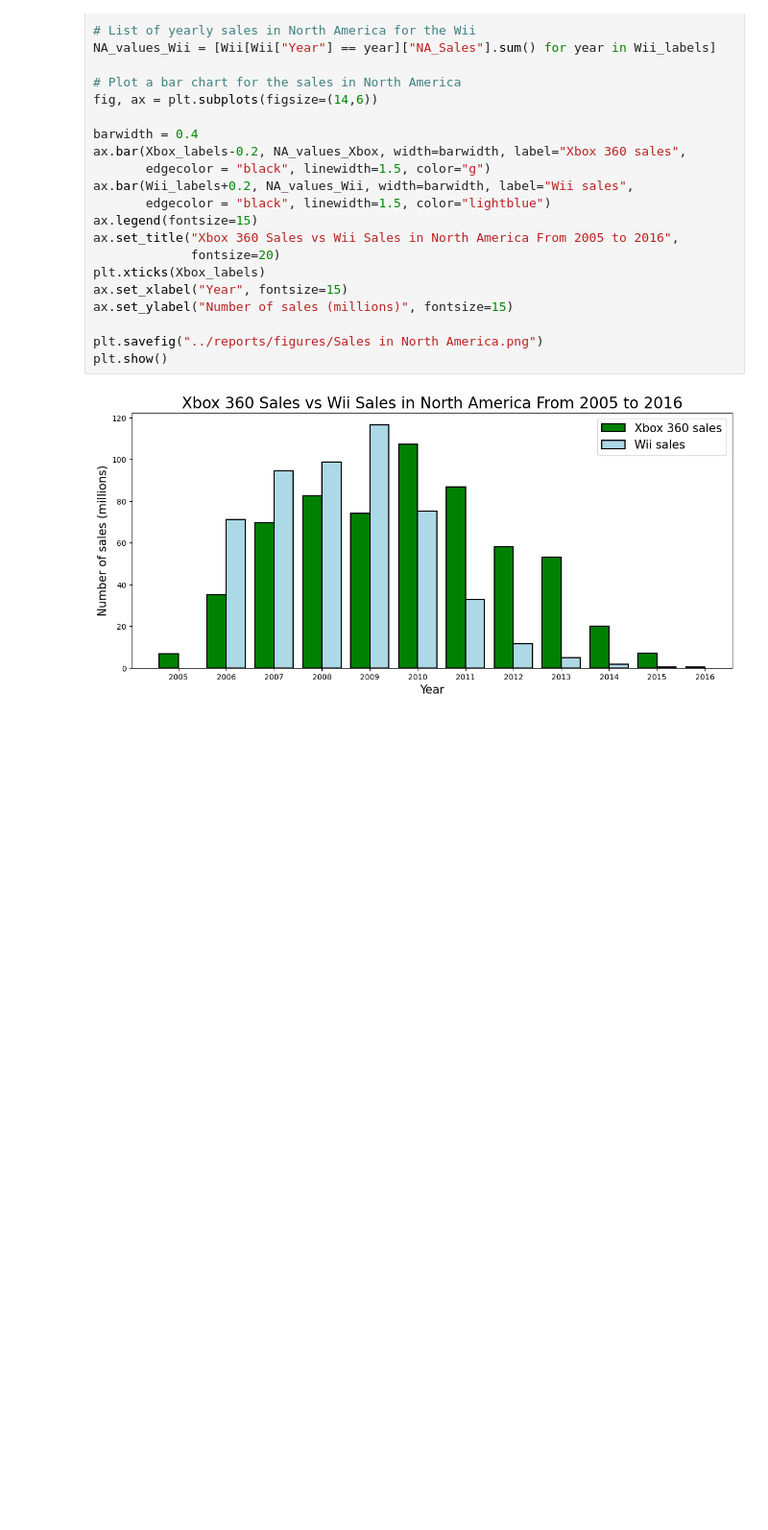
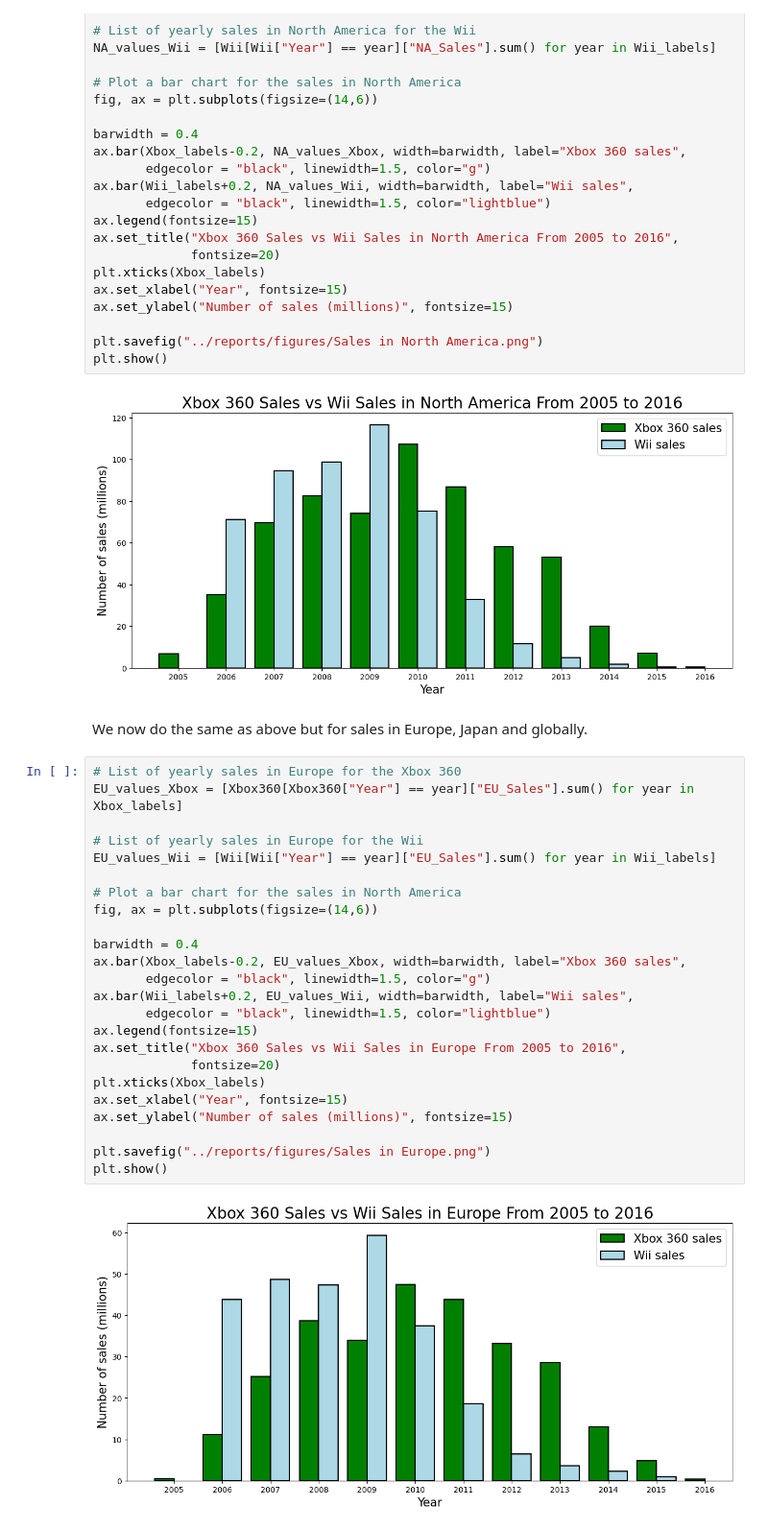
Before and after one commit to JoelCharlton09/Video-Games-Analysis, a Jupyter notebook: notebooks/Objective-1.ipynb, the cells around one changed output. Shown at 96% size. Saved outputs shown, nothing was run; the diff lists cells and outputs as text; blank space fills up the shorter version.

Commit message:
First figures

```diff
--- a/notebooks/Objective-1.ipynb
+++ b/notebooks/Objective-1.ipynb
@@ -89,3 +89,31 @@ plt.savefig("../reports/figures/Sales in North America.png")
 plt.show()
 # %% [output]
 [figure]
+# %% [markdown]
+We now do the same as above but for sales in Europe, Japan and globally.
+# %%
+# List of yearly sales in Europe for the Xbox 360
+EU_values_Xbox = [Xbox360[Xbox360["Year"] == year]["EU_Sales"].sum() for year in Xbox_labels]
+
+# List of yearly sales in Europe for the Wii
+EU_values_Wii = [Wii[Wii["Year"] == year]["EU_Sales"].sum() for year in Wii_labels]
+
+# Plot a bar chart for the sales in North America
+fig, ax = plt.subplots(figsize=(14,6))
+
+barwidth = 0.4
+ax.bar(Xbox_labels-0.2, EU_values_Xbox, width=barwidth, label="Xbox 360 sales",
+       edgecolor = "black", linewidth=1.5, color="g")
+ax.bar(Wii_labels+0.2, EU_values_Wii, width=barwidth, label="Wii sales",
+       edgecolor = "black", linewidth=1.5, color="lightblue")
+ax.legend(fontsize=15)
+ax.set_title("Xbox 360 Sales vs Wii Sales in Europe From 2005 to 2016",
+             fontsize=20)
+plt.xticks(Xbox_labels)
+ax.set_xlabel("Year", fontsize=15)
+ax.set_ylabel("Number of sales (millions)", fontsize=15)
+
+plt.savefig("../reports/figures/Sales in Europe.png")
+plt.show()
+# %% [output]
+[figure, added]
```
Also changed, not shown: parts of 2 cells of this notebook.
